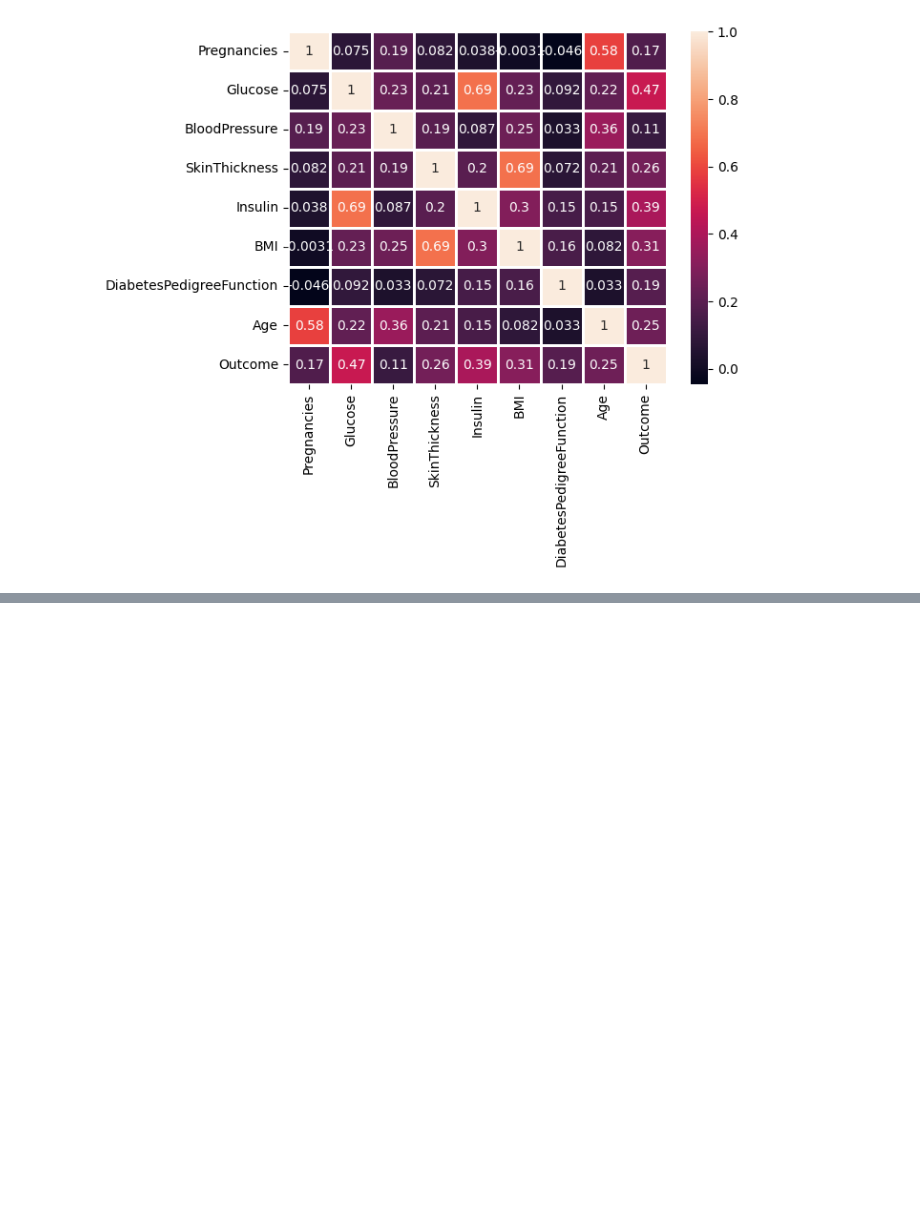
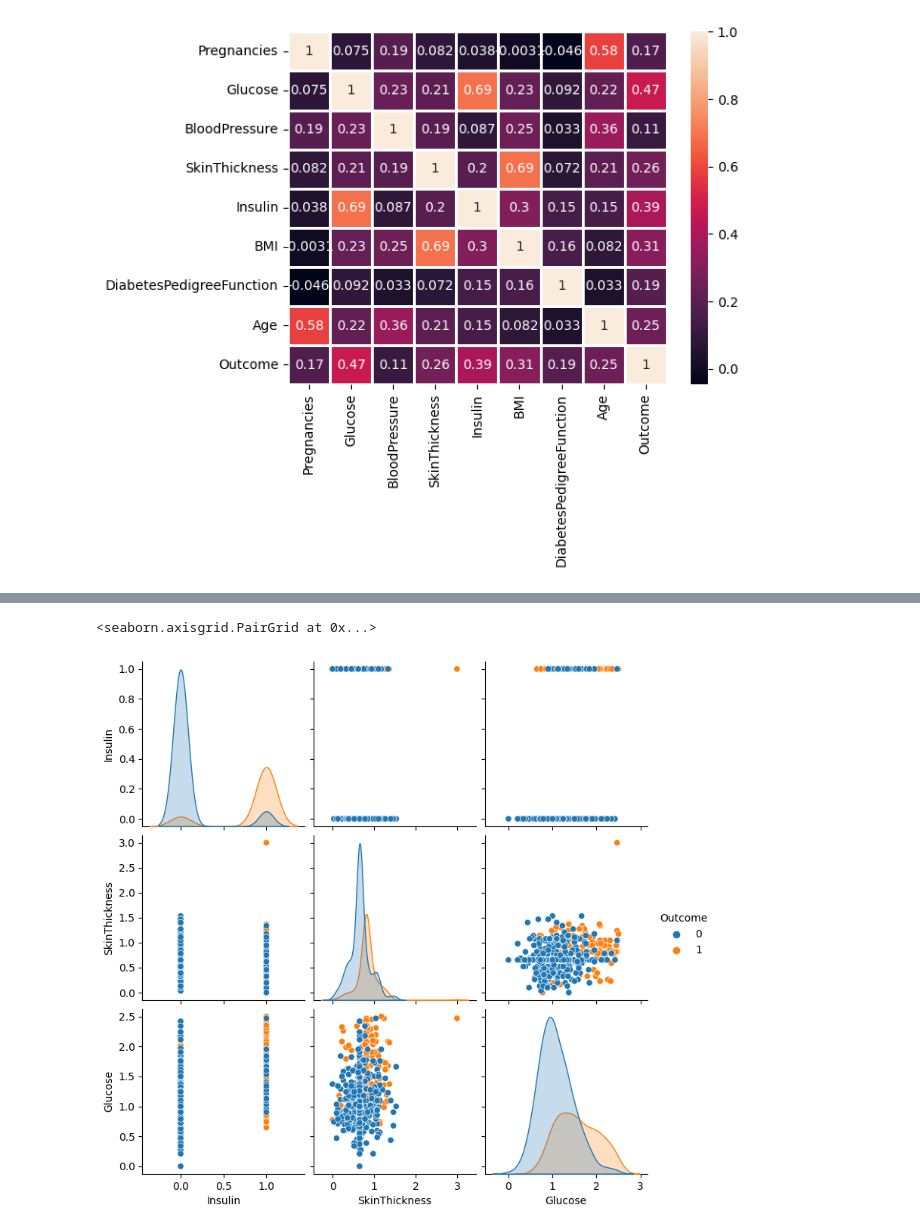
Before and after one commit to ullyanne/mlclass, a Jupyter notebook: 01_Preprocessing/correlation.ipynb, the cells around one changed output, grey strips where cells are left out. Cells and saved outputs as stored; diff of their text form; code cells hidden in the pictures; blank space fills up the shorter version.

```diff
--- a/01_Preprocessing/correlation.ipynb
+++ b/01_Preprocessing/correlation.ipynb
@@ -17,0 +197,5 @@ sns.heatmap(data_corr, annot = True, linewidths = 1)
+# %%
+sns.pairplot(data, hue='Outcome')
+# %% [output]
+<seaborn.axisgrid.PairGrid at 0x...>
+[figure, added]
```
Also changed, not shown: parts of 5 cells of this notebook, 31 other files.
